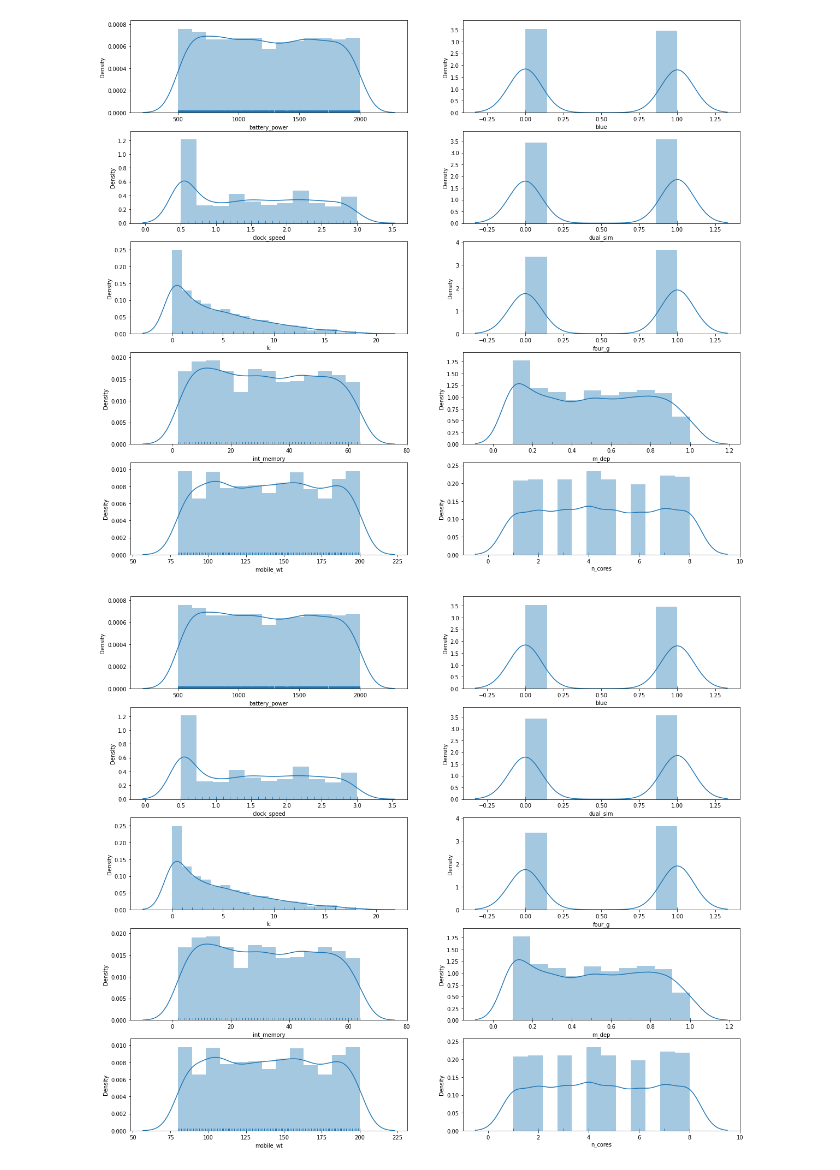
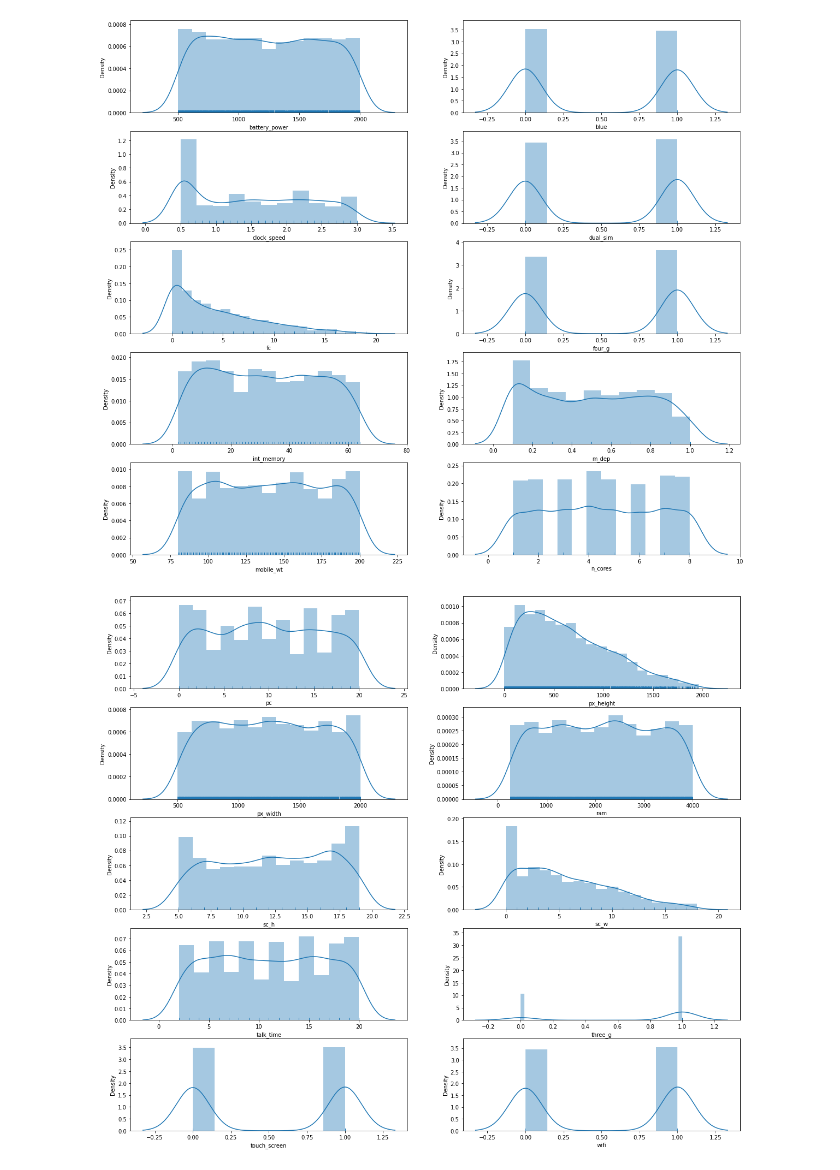
Before and after one commit to ShreedarshM/Mobile-Price-Range-Prediction, a Jupyter notebook: Mobile_Price_Range_Prediction.ipynb, the cells around one changed output. Saved outputs shown, nothing was run; the diff lists cells and outputs as text; code cells hidden in the pictures.

```diff
--- a/Mobile_Price_Range_Prediction.ipynb
+++ b/Mobile_Price_Range_Prediction.ipynb
@@ -160,7 +160,7 @@ for i in range(len(dist_col1)):
 # %%
 plt.figure(figsize=(20,18))
 for i in range(len(dist_col2)):
   plt.subplot(5,2,i+1)
-  sns.distplot(df[dist_col[i]], hist = True, rug = True)
+  sns.distplot(df[dist_col2[i]], hist = True, rug = True)
 # %% [output]
-[figure, old version]
+[figure, new version]
```
